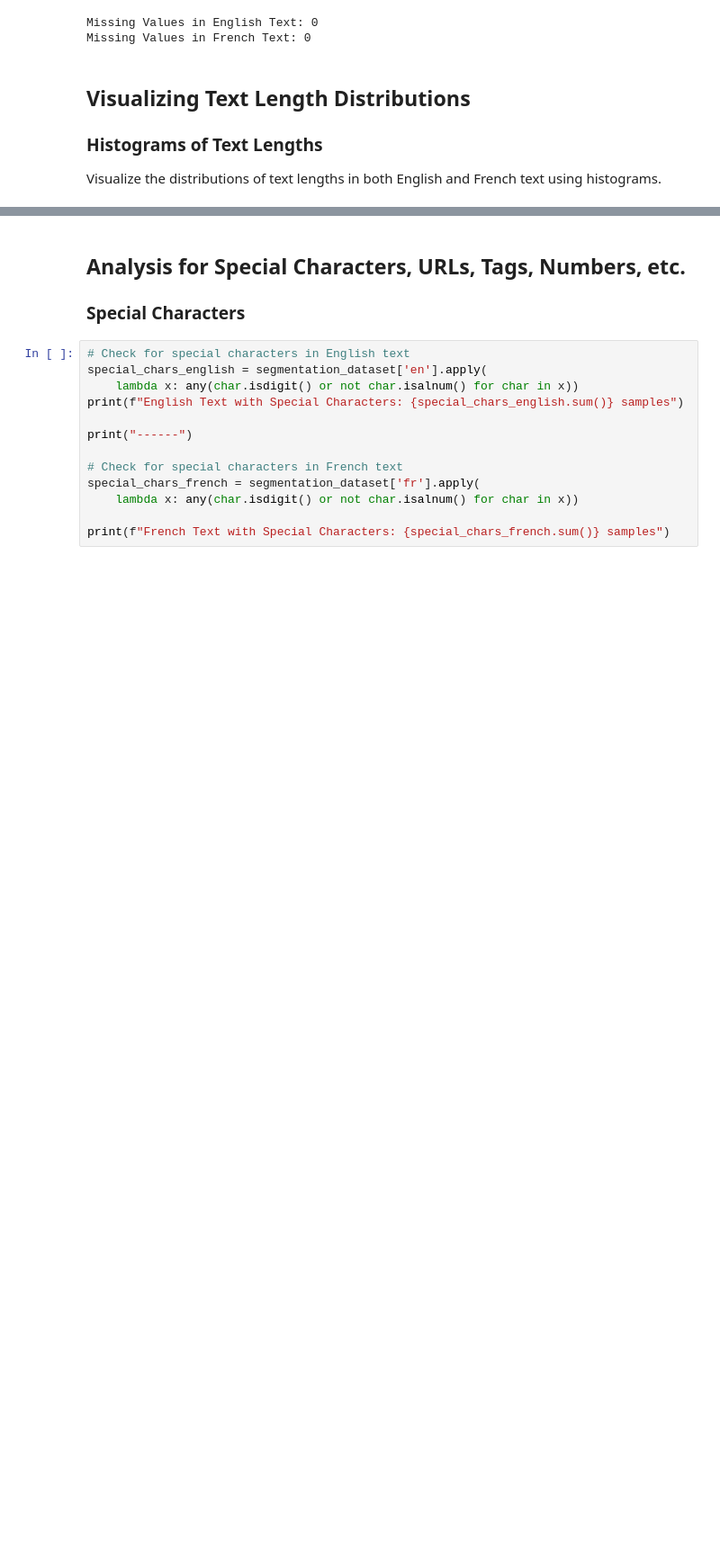
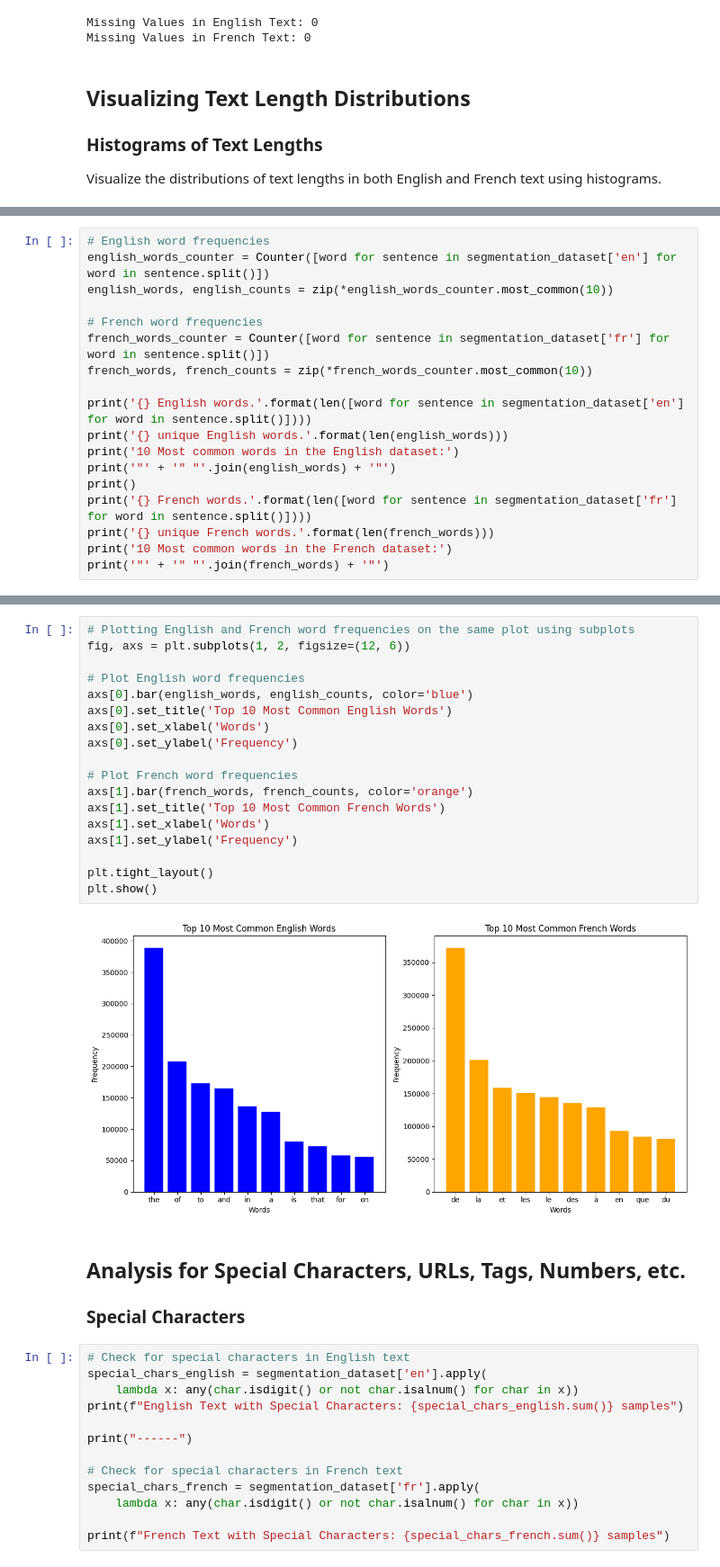
Before and after one commit to zestones/Text-to-Text-Translation, a Jupyter notebook: notebooks/exploratory_analysis.ipynb, the cells around one changed output, grey strips where cells are left out. Shown at 90% size. Drawn from its saved outputs; the diff is of its cells as text; blank space fills up the shorter version.

```diff
--- a/notebooks/exploratory_analysis.ipynb
+++ b/notebooks/exploratory_analysis.ipynb
@@ -143,0 +121,18 @@ plt.show()
+# %%
+# English word frequencies
+english_words_counter = Counter([word for sentence in segmentation_dataset['en'] for word in sentence.split()])
+english_words, english_counts = zip(*english_words_counter.most_common(10))
+
+# French word frequencies
+french_words_counter = Counter([word for sentence in segmentation_dataset['fr'] for word in sentence.split()])
+french_words, french_counts = zip(*french_words_counter.most_common(10))
+
+print('{} English words.'.format(len([word for sentence in segmentation_dataset['en'] for word in sentence.split()])))
+print('{} unique English words.'.format(len(english_words)))
+print('10 Most common words in the English dataset:')
+print('"' + '" "'.join(english_words) + '"')
+print()
+print('{} French words.'.format(len([word for sentence in segmentation_dataset['fr'] for word in sentence.split()])))
+print('{} unique French words.'.format(len(french_words)))
+print('10 Most common words in the French dataset:')
+print('"' + '" "'.join(french_words) + '"')
@@ -144,3 +149,23 @@ plt.show()
+# %%
+# Plotting English and French word frequencies on the same plot using subplots
+fig, axs = plt.subplots(1, 2, figsize=(12, 6))
+
+# Plot English word frequencies
+axs[0].bar(english_words, english_counts, color='blue')
+axs[0].set_title('Top 10 Most Common English Words')
+axs[0].set_xlabel('Words')
+axs[0].set_ylabel('Frequency')
+
+# Plot French word frequencies
+axs[1].bar(french_words, french_counts, color='orange')
+axs[1].set_title('Top 10 Most Common French Words')
+axs[1].set_xlabel('Words')
+axs[1].set_ylabel('Frequency')
+
+plt.tight_layout()
+plt.show()
+# %% [output]
+[figure, added]
 # %% [markdown]
 ## Analysis for Special Characters, URLs, Tags, Numbers, etc.
 
```
Also changed, not shown: parts of 5 cells of this notebook, 12 other files.
